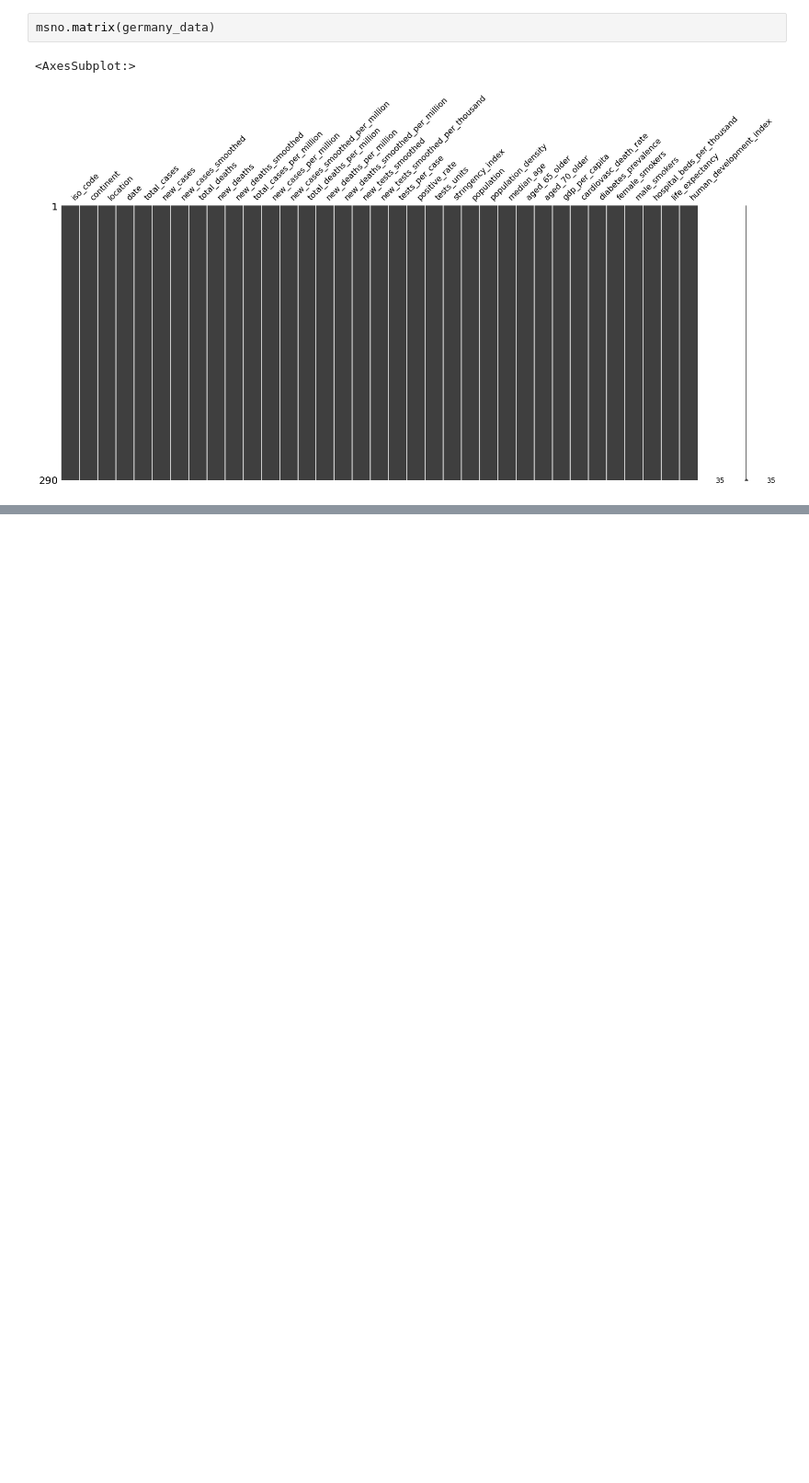
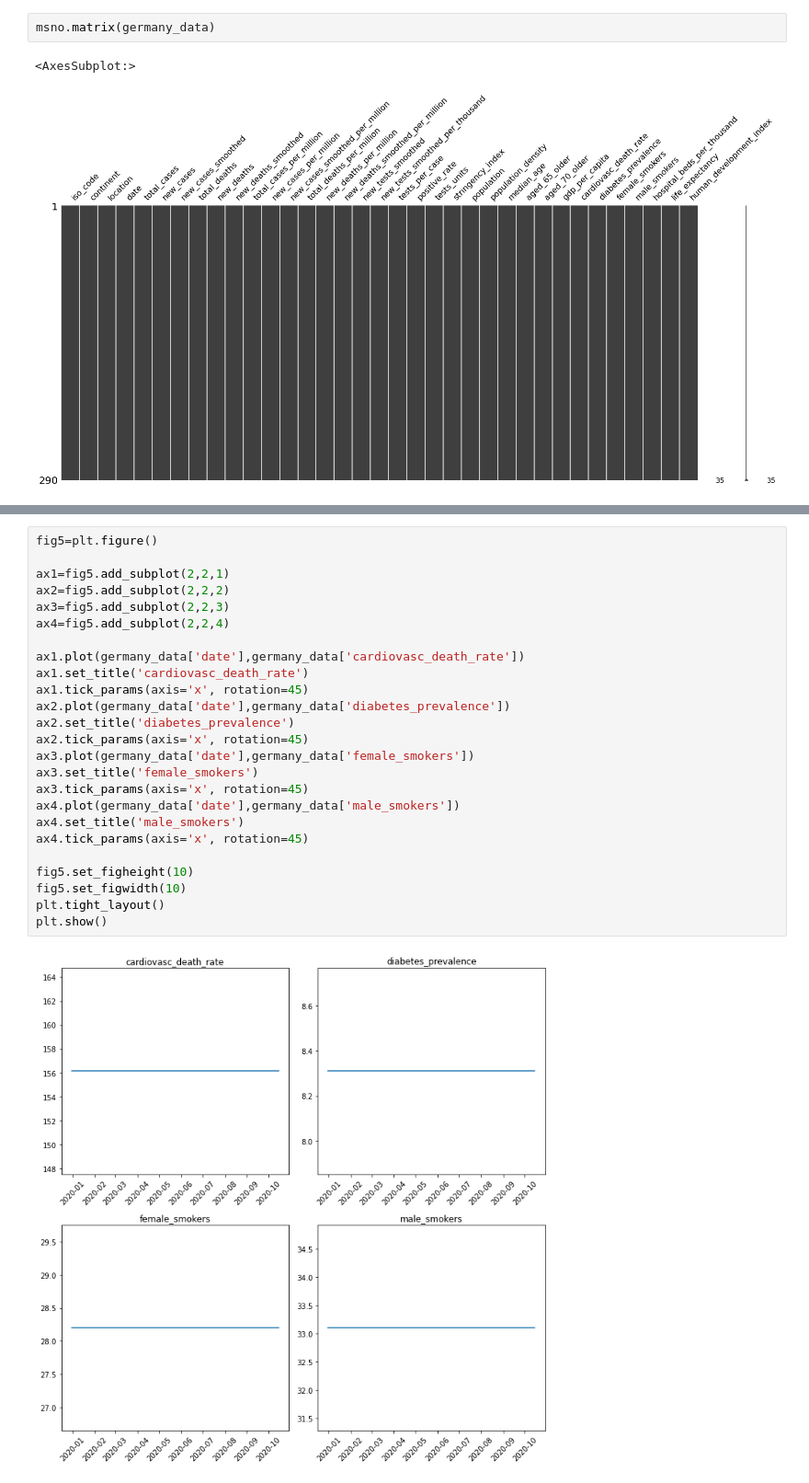
Before and after one commit to Sambhavi-G/covid_thinkit, a Jupyter notebook: Covid_data.ipynb, the cells around one changed output, grey strips where cells are left out. Shown at 92% size. Saved outputs shown, nothing was run; the diff lists cells and outputs as text; blank space fills up the shorter version.

```diff
--- a/Covid_data.ipynb
+++ b/Covid_data.ipynb
@@ -210,0 +334,27 @@ All NaN values have been removed.
+# %%
+fig5=plt.figure()
+
+ax1=fig5.add_subplot(2,2,1)
+ax2=fig5.add_subplot(2,2,2)
+ax3=fig5.add_subplot(2,2,3)
+ax4=fig5.add_subplot(2,2,4)
+
+ax1.plot(germany_data['date'],germany_data['cardiovasc_death_rate'])
+ax1.set_title('cardiovasc_death_rate')
+ax1.tick_params(axis='x', rotation=45)
+ax2.plot(germany_data['date'],germany_data['diabetes_prevalence'])
+ax2.set_title('diabetes_prevalence')
+ax2.tick_params(axis='x', rotation=45)
+ax3.plot(germany_data['date'],germany_data['female_smokers'])
+ax3.set_title('female_smokers')
+ax3.tick_params(axis='x', rotation=45)
+ax4.plot(germany_data['date'],germany_data['male_smokers'])
+ax4.set_title('male_smokers')
+ax4.tick_params(axis='x', rotation=45)
+
+fig5.set_figheight(10)
+fig5.set_figwidth(10)
+plt.tight_layout()
+plt.show()
+# %% [output]
+[figure, added]
```
Also changed, not shown: parts of 11 cells of this notebook.
